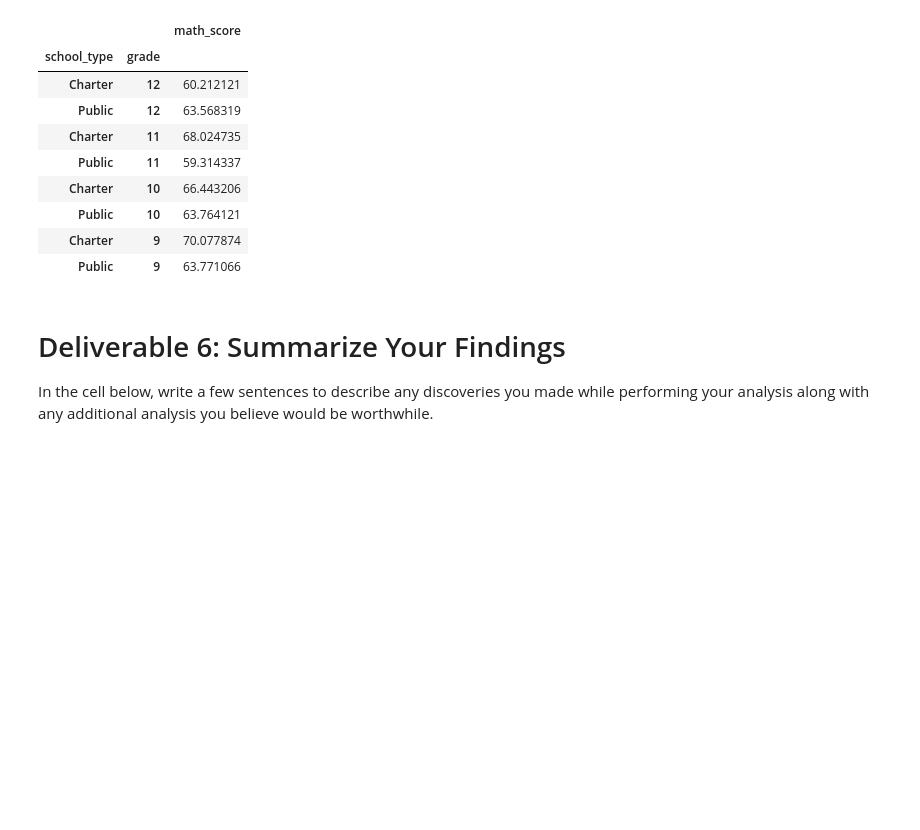
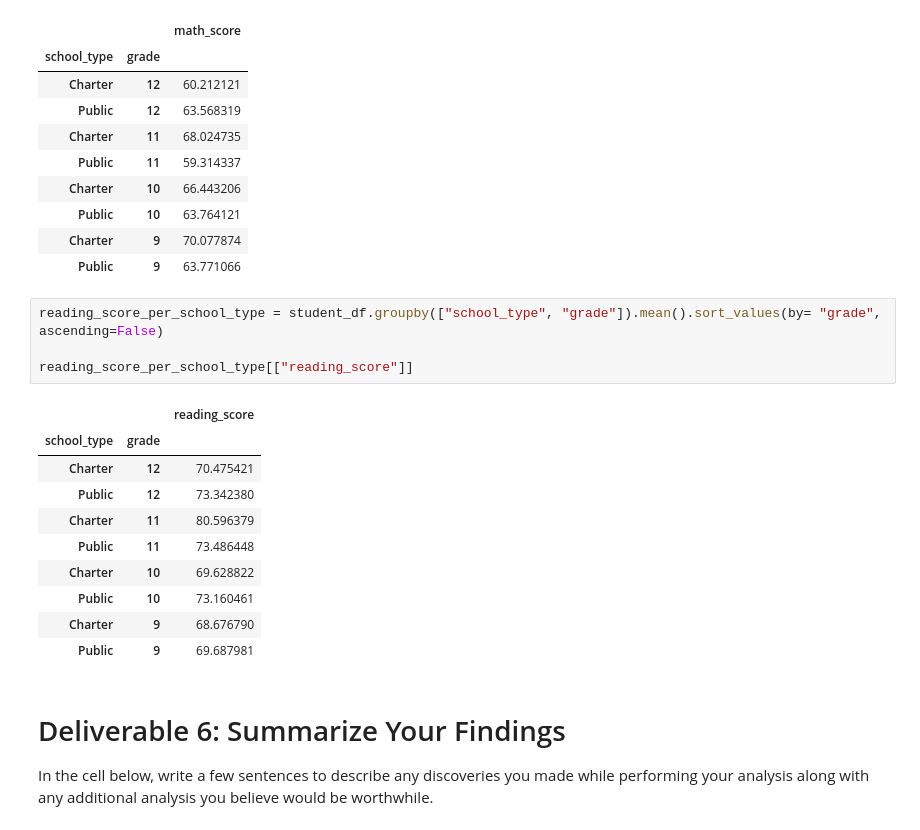
Before and after one commit to nrpineda/School_District_Analysis, a Jupyter notebook: Student_Data_Challenge_Starter_Code.ipynb, the cells around one changed output. Drawn from its saved outputs; the diff is of its cells as text; blank space fills up the shorter version.

```diff
--- a/Student_Data_Challenge_Starter_Code.ipynb
+++ b/Student_Data_Challenge_Starter_Code.ipynb
@@ -334,6 +334,21 @@ math_score_per_school_type[["math_score"]]
 | Public | 10 | 63.764121 |
 | Charter | 9 | 70.077874 |
 | Public | 9 | 63.771066 |
+# %%
+reading_score_per_school_type = student_df.groupby(["school_type", "grade"]).mean().sort_values(by= "grade", ascending=False)
+
+reading_score_per_school_type[["reading_score"]]
+# %% [output]
+|  |  | reading_score |
+| school_type | grade |  |
+| Charter | 12 | 70.475421 |
+| Public | 12 | 73.342380 |
+| Charter | 11 | 80.596379 |
+| Public | 11 | 73.486448 |
+| Charter | 10 | 69.628822 |
+| Public | 10 | 73.160461 |
+| Charter | 9 | 68.676790 |
+| Public | 9 | 69.687981 |
 # %% [markdown]
 # Deliverable 6: Summarize Your Findings
 In the cell below, write a few sentences to describe any discoveries you made while performing your analysis along with any additional analysis you believe would be worthwhile.
```
Also changed, not shown: parts of 1 cell of this notebook.
